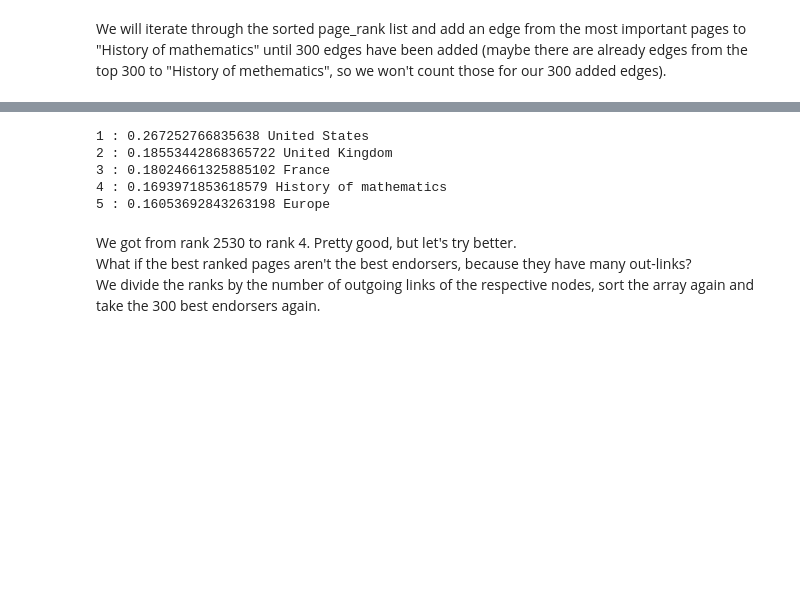
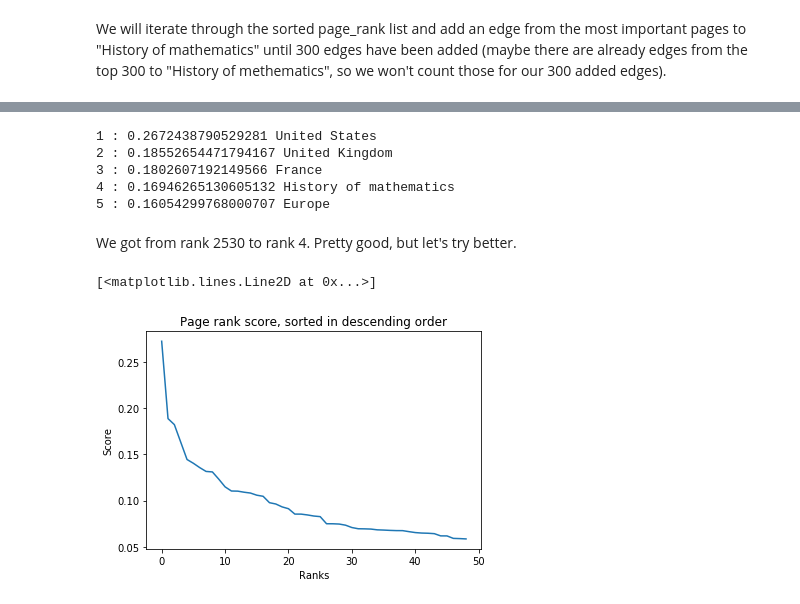
Before and after one commit to rbischof/ianalytics, a Jupyter notebook: ix-lab2/notebooks/ix-lab2-notebook-part4.ipynb, the cells around one changed output, grey strips where cells are left out. Drawn from its saved outputs; the diff is of its cells as text; code cells hidden in the pictures; blank space fills up the shorter version.

Commit message:
Finished page rank

```diff
--- a/ix-lab2/notebooks/ix-lab2-notebook-part4.ipynb
+++ b/ix-lab2/notebooks/ix-lab2-notebook-part4.ipynb
@@ -150,7 +150,11 @@ def H(graph):
 # %%
 def w(graph):
     nodes = list(graph.nodes)
-    return np.array(list(map(lambda n : len(list(graph.neighbors(n))) < 1, nodes)))
+    dangs = np.zeros(len(nodes))
+    for n in nodes:
+        if len(list(graph.neighbors(n))) == 0:
+            dangs[int(n)] = 1
+    return dangs
 # %%
 def G(graph, damping=.15):
     N = graph.number_of_nodes()
@@ -162,14 +163,16 @@ print(np.sum(G(wiki), axis=1))
 # %%
-def power_iterations(G, iterations=100):
+def power_iterations(G, convergence=1e-4, iterations=100):
     N = G.shape[1]
     pi = np.ones(N) / N
 
     for i in range(iterations):
         pi_t = np.dot(pi, G)
         pi_t /= np.linalg.norm(pi_t)
-        if np.linalg.norm(pi_t - pi) < 1e-5:
+        if np.linalg.norm(pi_t - pi) < convergence:
+            print('Converged after', i, 'iterations')
             return pi_t
         pi = pi_t
+    print('Reached max iterations')
     return pi
 # %%
 page_rank = power_iterations(G(wiki.copy()))
@@ -231,12 +234,8 @@ for i in range(5):
     index = ranks_gamed[i]
     print(i+1, ':', page_rank_gamed[index], titles[index][1])
 # %% [output]
-1 : 0.267252766835638 United States
-2 : 0.18553442868365722 United Kingdom
-3 : 0.18024661325885102 France
-4 : 0.1693971853618579 History of mathematics
-5 : 0.16053692843263198 Europe
+1 : 0.2672438790529281 United States
+2 : 0.18552654471794167 United Kingdom
+3 : 0.1802607192149566 France
+4 : 0.16946265130605132 History of mathematics
+5 : 0.16054299768000707 Europe
-# %% [markdown]
-We got from rank 2530 to rank 4. Pretty good, but let's try better.<br>
-What if the best ranked pages aren't the best endorsers, because they have many out-links?<br>
-We divide the ranks by the number of outgoing links of the respective nodes, sort the array again and take the 300 best endorsers again.
@@ -258,0 +242,12 @@ while len(list(wiki_gamed.in_edges('2463'))) < e or i >= wiki_gamed.number_of_no
+# %% [markdown]
+We got from rank 2530 to rank 4. Pretty good, but let's try better.<br>
+# %%
+from matplotlib import pyplot
+page_rank_sorted = sorted(page_rank)[:-50:-1]
+plt.title('Page rank score, sorted in descending order')
+plt.xlabel('Ranks')
+plt.ylabel('Score')
+plt.plot(page_rank_sorted)
+# %% [output]
+[<matplotlib.lines.Line2D at 0x...>]
+[figure, added]
```
Also changed, not shown: parts of 21 cells of this notebook.
